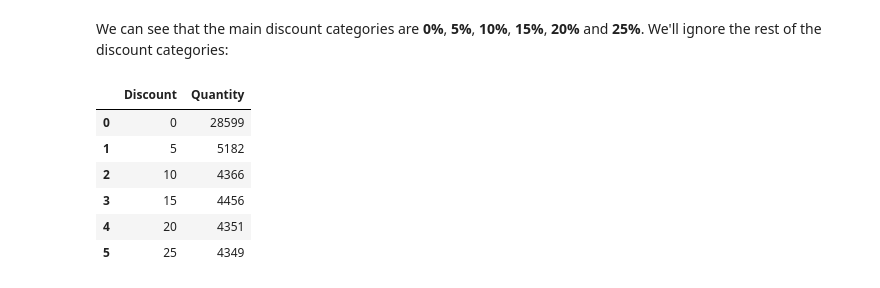
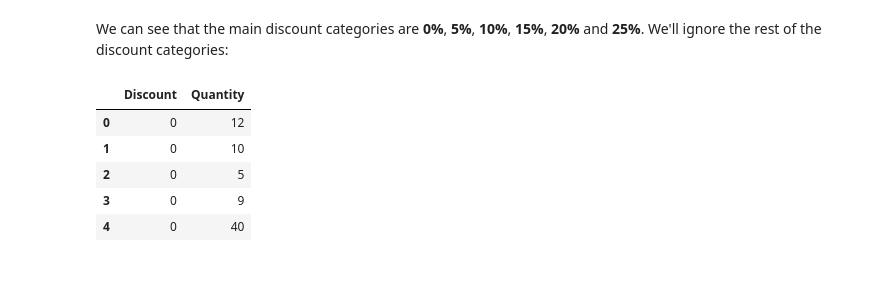
Before and after one commit to bartomolina/dsmod3project, a Jupyter notebook: student.ipynb, the cells around one changed output. Cells and saved outputs as stored; diff of their text form; code cells hidden in the pictures.

```diff
--- a/student.ipynb
+++ b/student.ipynb
@@ -68,19 +74,18 @@ We can see that the main discount categories are **0%**, **5%**, **10%**, **15%*
 # %%
 conn = sqlite3.connect("Northwind_small.sqlite")
 cur = conn.cursor()
 
-df = pd.read_sql_query("""SELECT CAST (Discount * 100 AS INT) AS Discount, SUM(Quantity) AS Quantity
-                       FROM OrderDetail GROUP BY Discount HAVING Quantity > 5""", conn)
+df_orders = pd.read_sql_query("""SELECT CAST (Discount * 100 AS INT) AS Discount, Quantity AS Quantity
+                       FROM OrderDetail GROUP BY OrderID, ProductId HAVING Discount IN (0, 0.05, 0.10, 0.15, 0.20, 0.25)""", conn)
 
 cur.close()
 conn.close()
 
-df.head(20)
+df_orders.head()
 # %% [output]
 |  | Discount | Quantity |
-| 0 | 0 | 28599 |
-| 1 | 5 | 5182 |
-| 2 | 10 | 4366 |
-| 3 | 15 | 4456 |
-| 4 | 20 | 4351 |
-| 5 | 25 | 4349 |
+| 0 | 0 | 12 |
+| 1 | 0 | 10 |
+| 2 | 0 | 5 |
+| 3 | 0 | 9 |
+| 4 | 0 | 40 |
```
Also changed, not shown: parts of 17 cells of this notebook.
